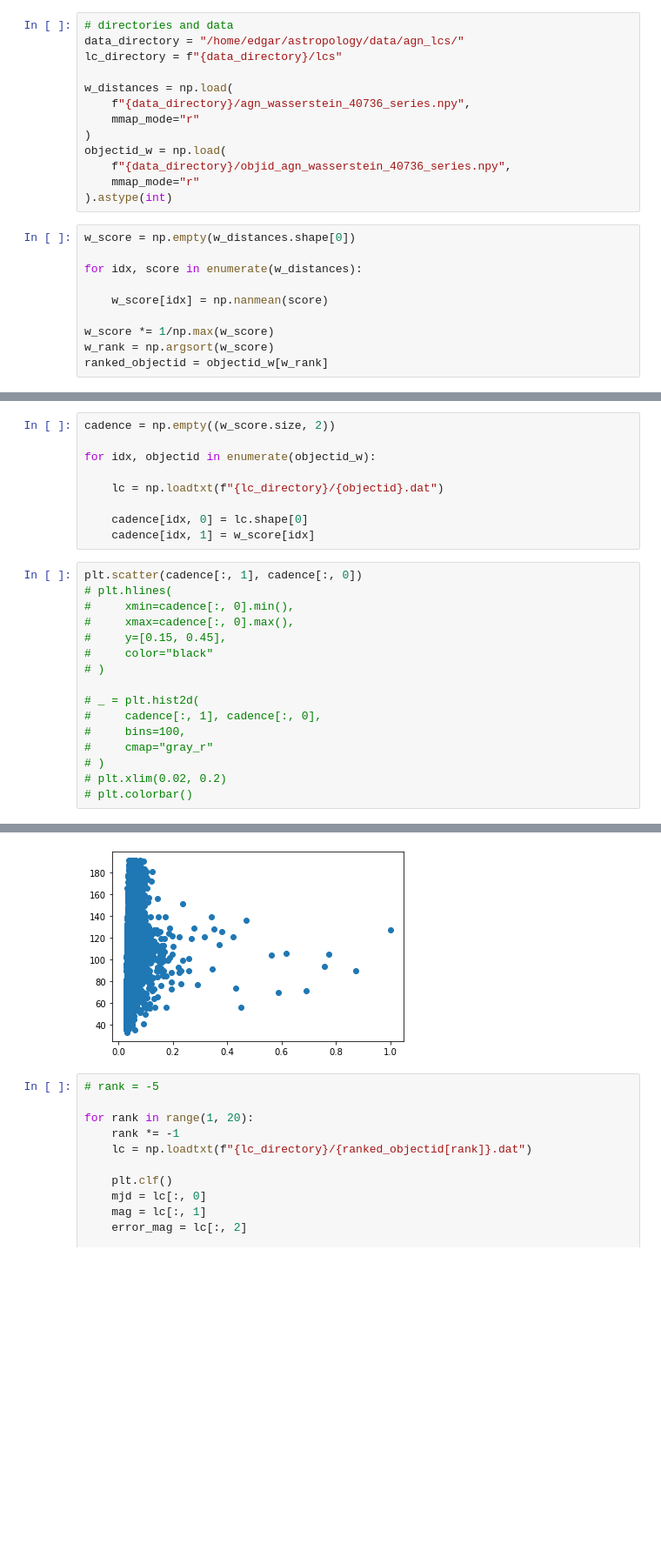
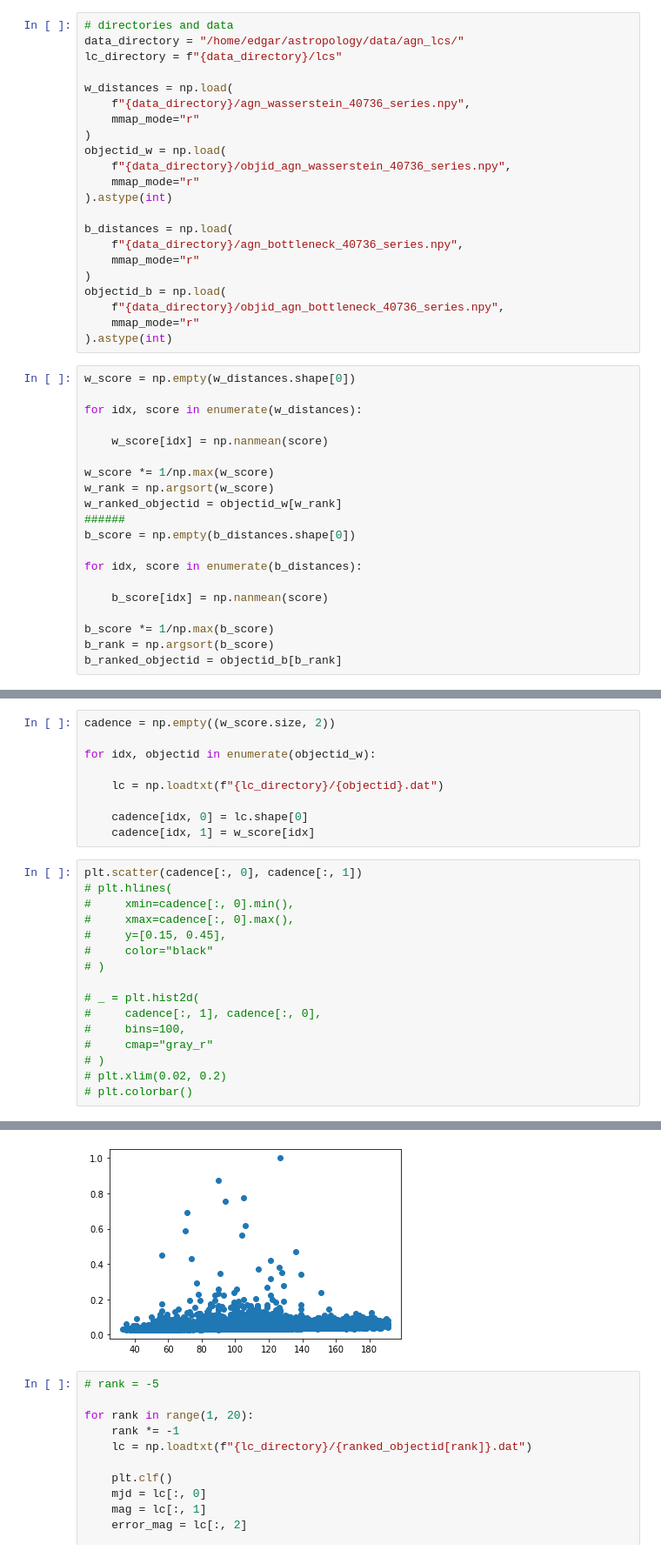
Before and after one commit to cosmic-hi-5/astropology, a Jupyter notebook: anomaly/agn.ipynb, the cells around one changed output, grey strips where cells are left out. Shown at 87% size. Saved outputs shown, nothing was run; the diff lists cells and outputs as text; blank space fills up the shorter version.

```diff
--- a/anomaly/agn.ipynb
+++ b/anomaly/agn.ipynb
@@ -15,6 +15,15 @@ objectid_w = np.load(
     f"{data_directory}/objid_agn_wasserstein_40736_series.npy",
     mmap_mode="r"
 ).astype(int)
+
+b_distances = np.load(
+    f"{data_directory}/agn_bottleneck_40736_series.npy",
+    mmap_mode="r"
+)
+objectid_b = np.load(
+    f"{data_directory}/objid_agn_bottleneck_40736_series.npy",
+    mmap_mode="r"
+).astype(int)
 # %%
 w_score = np.empty(w_distances.shape[0])
 
@@ -24,4 +33,14 @@ for idx, score in enumerate(w_distances):
 
 w_score *= 1/np.max(w_score)
 w_rank = np.argsort(w_score)
-ranked_objectid = objectid_w[w_rank]
+w_ranked_objectid = objectid_w[w_rank]
+######
+b_score = np.empty(b_distances.shape[0])
+
+for idx, score in enumerate(b_distances):
+
+    b_score[idx] = np.nanmean(score)
+
+b_score *= 1/np.max(b_score)
+b_rank = np.argsort(b_score)
+b_ranked_objectid = objectid_b[b_rank]
@@ -40,24 +65,24 @@ for idx, objectid in enumerate(objectid_w):
     cadence[idx, 0] = lc.shape[0]
     cadence[idx, 1] = w_score[idx]
 # %%
-plt.scatter(cadence[:, 1], cadence[:, 0])
+plt.scatter(cadence[:, 0], cadence[:, 1])
 # plt.hlines(
 #     xmin=cadence[:, 0].min(),
 #     xmax=cadence[:, 0].max(),
 #     y=[0.15, 0.45],
 #     color="black"
 # )
 
 # _ = plt.hist2d(
 #     cadence[:, 1], cadence[:, 0],
 #     bins=100,
 #     cmap="gray_r"
 # )
 # plt.xlim(0.02, 0.2)
 # plt.colorbar()
 # %% [output]
 <matplotlib.collections.PathCollection at 0x...>
-[figure, old version]
+[figure, new version]
 # %%
 # rank = -5
 
```
Also changed, not shown: parts of 2 cells of this notebook, 4 other files.
